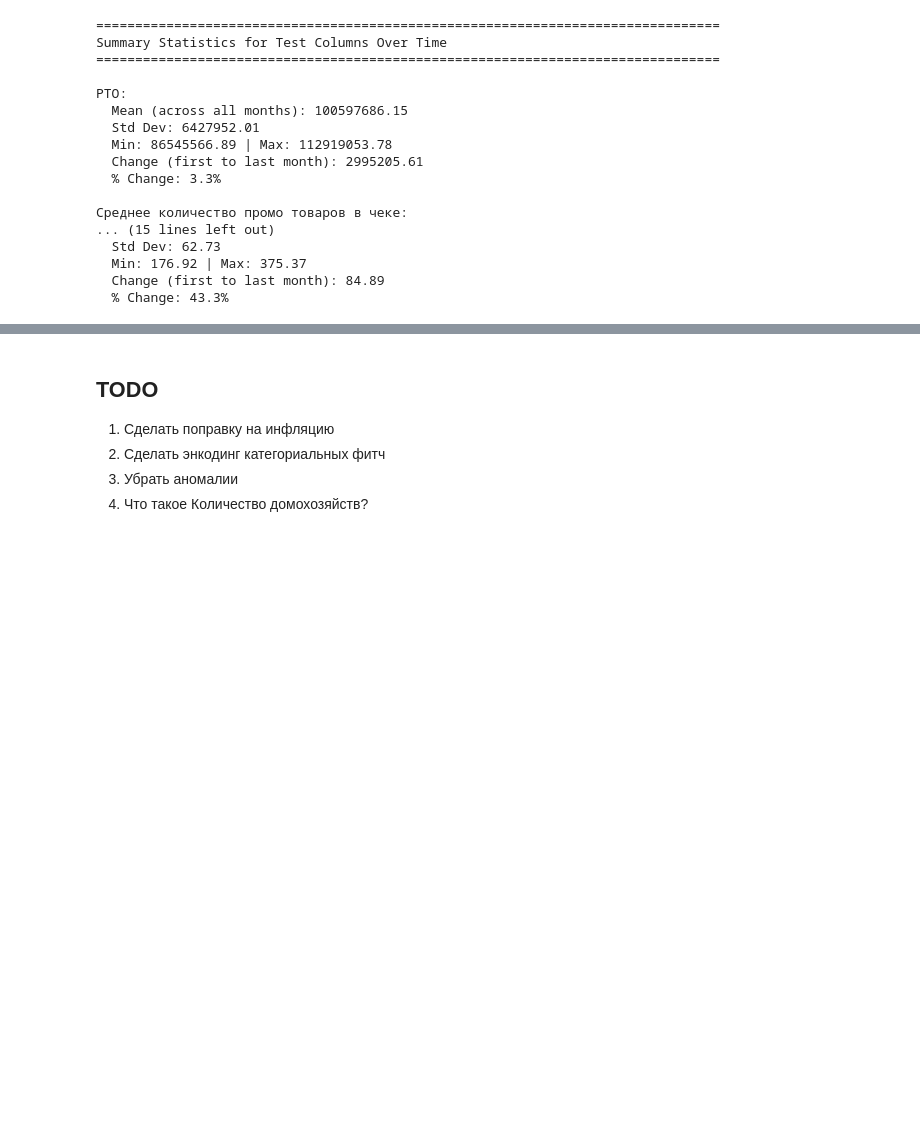
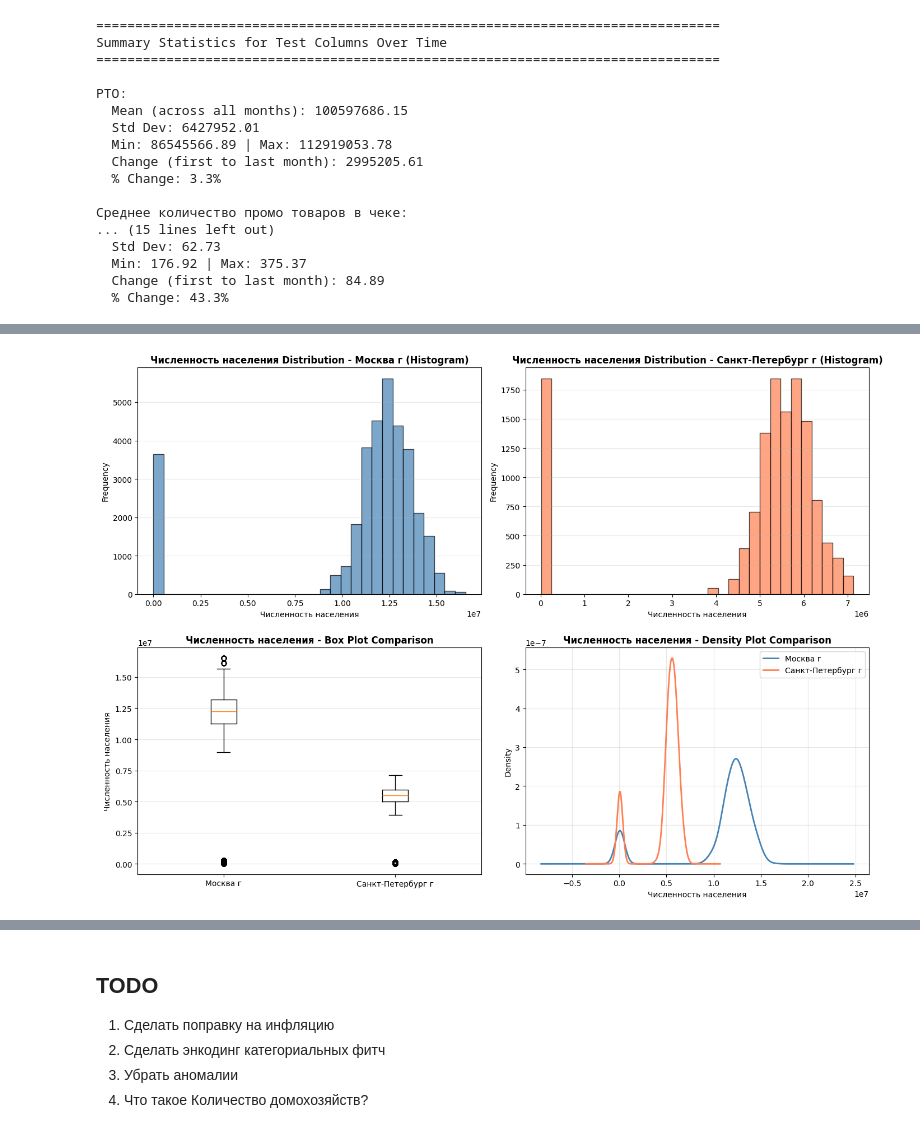
Before and after one commit to danman55575/hack_x5_athlon, a Jupyter notebook: notebooks/EDA.ipynb, the cells around one changed output, grey strips where cells are left out. Saved outputs shown, nothing was run; the diff lists cells and outputs as text; code cells hidden in the pictures; blank space fills up the shorter version.

```diff
--- a/notebooks/EDA.ipynb
+++ b/notebooks/EDA.ipynb
@@ -667,5 +667,72 @@ All Features for Shops with Highest and Lowest Metrics (grouped by new_id):
     Rank 1: Shop 18515 - 8.6538
     Rank 2: Shop 16103 - 8.9231
 # %%
-result_df
+# Plot distribution of 'Численность населения' for Москва г and Санкт-петербург г
+fig, axes = plt.subplots(2, 2, figsize=(14, 10))
+
+moscow_data = df[df['Регион'] == 'Москва г']['Численность населения'].dropna()
+spb_data = df[df['Регион'] == 'Санкт-Петербург г']['Численность населения'].dropna()
+
+# Histograms
+axes[0, 0].hist(moscow_data, bins=30, edgecolor='black', alpha=0.7, color='steelblue')
+axes[0, 0].set_title('Численность населения Distribution - Москва г (Histogram)', fontsize=12, fontweight='bold')
+axes[0, 0].set_xlabel('Численность населения')
+axes[0, 0].set_ylabel('Frequency')
+axes[0, 0].grid(axis='y', alpha=0.3)
+
+axes[0, 1].hist(spb_data, bins=30, edgecolor='black', alpha=0.7, color='coral')
+axes[0, 1].set_title('Численность населения Distribution - Санкт-Петербург г (Histogram)', fontsize=12, fontweight='bold')
+axes[0, 1].set_xlabel('Численность населения')
+axes[0, 1].set_ylabel('Frequency')
+axes[0, 1].grid(axis='y', alpha=0.3)
+
+# Box plots for comparison
+box_data = [moscow_data, spb_data]
+axes[1, 0].boxplot(box_data, labels=['Москва г', 'Санкт-Петербург г'], vert=True)
+axes[1, 0].set_title('Численность населения - Box Plot Comparison', fontsize=12, fontweight='bold')
+axes[1, 0].set_ylabel('Численность населения')
+axes[1, 0].grid(axis='y', alpha=0.3)
+
+# Density plots
+moscow_data.plot(kind='density', ax=axes[1, 1], color='steelblue', linewidth=2, label='Москва г')
+if len(spb_data) > 1 and spb_data.std() > 0:
+    spb_data.plot(kind='density', ax=axes[1, 1], color='coral', linewidth=2, label='Санкт-Петербург г')
+else:
+    axes[1, 1].text(0.5, 0.5, 'Санкт-Петербург г: Insufficient data for density plot',
+                    ha='center', va='center', transform=axes[1, 1].transAxes, color='red')
+
+axes[1, 1].set_title('Численность населения - Density Plot Comparison', fontsize=12, fontweight='bold')
+axes[1, 1].set_xlabel('Численность населения')
+axes[1, 1].grid(alpha=0.3)
+axes[1, 1].legend()
+
+plt.tight_layout()
+plt.show()
+
+# Print summary statistics
+print("\n" + "="*80)
+print("Summary Statistics for 'Численность населения'")
+print("="*80)
+
+print("\nМосква г:")
+print(f"  Count: {len(moscow_data)}")
+if len(moscow_data) > 0:
+    print(f"  Mean: {moscow_data.mean():.2f}")
+    print(f"  Median: {moscow_data.median():.2f}")
+    print(f"  Std: {moscow_data.std():.2f}")
+    print(f"  Min: {moscow_data.min():.2f}")
+    print(f"  Max: {moscow_data.max():.2f}")
+    print(f"  Quantiles (25%, 50%, 75%): {moscow_data.quantile([0.25, 0.5, 0.75]).values}")
+
+print("\nСанкт-Петербург г:")
+print(f"  Count: {len(spb_data)}")
+if len(spb_data) > 0:
+    print(f"  Mean: {spb_data.mean():.2f}")
+    print(f"  Median: {spb_data.median():.2f}")
+    print(f"  Std: {spb_data.std():.2f}")
+    print(f"  Min: {spb_data.min():.2f}")
+    print(f"  Max: {spb_data.max():.2f}")
+    print(f"  Quantiles (25%, 50%, 75%): {spb_data.quantile([0.25, 0.5, 0.75]).values}")
+
+print("\n" + "="*80)
 # %% [output]
@@ -685,0 +739 @@ result_df
+[figure, added]
```
Also changed, not shown: parts of 2 cells of this notebook, 4 other files.
